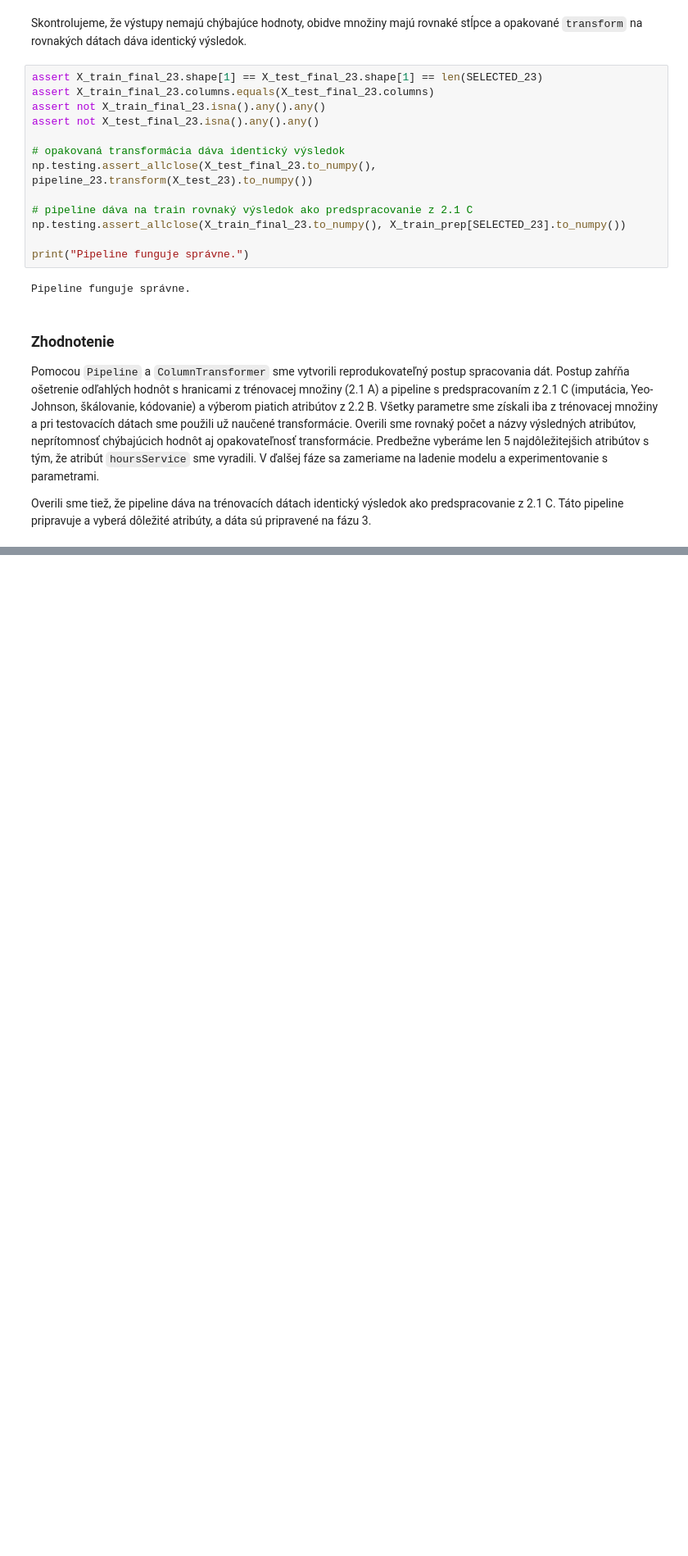
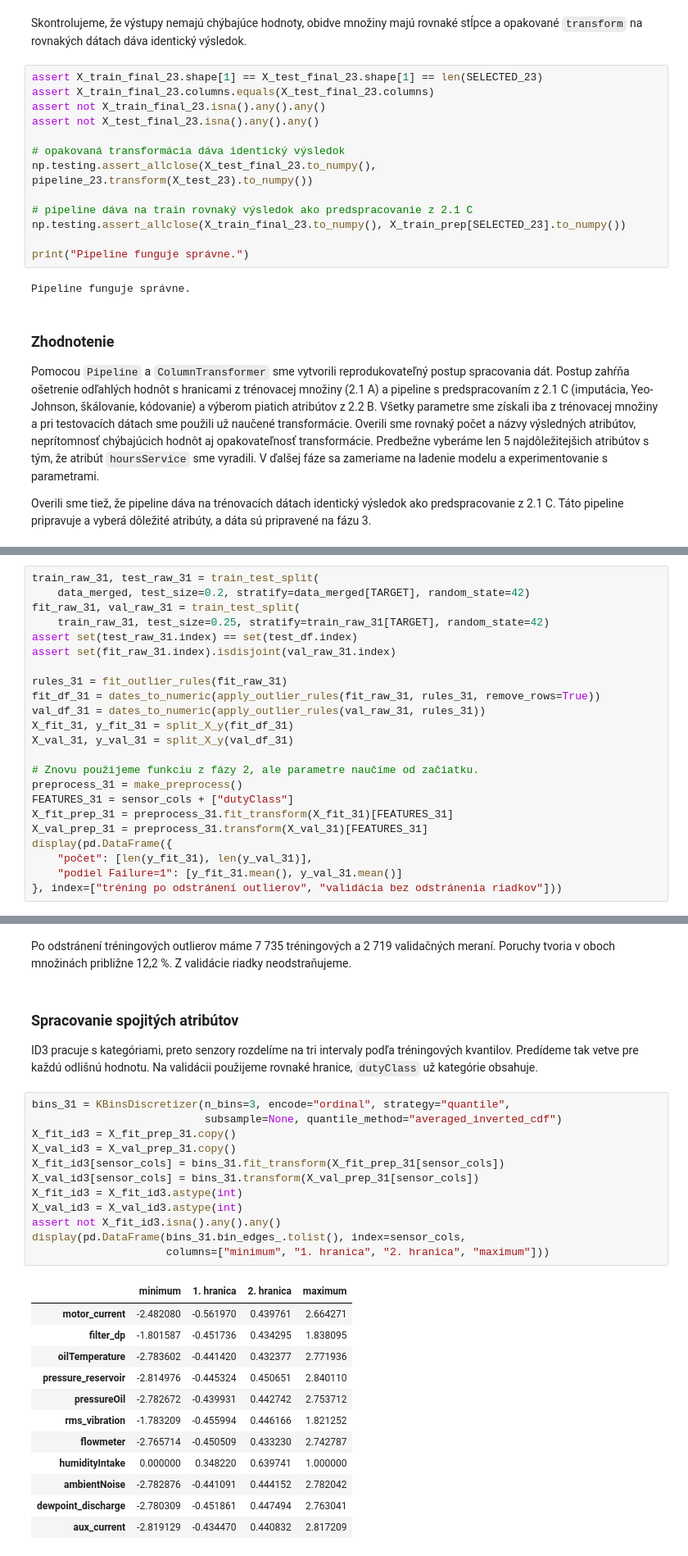
Before and after one commit to kavonada/IAU_zadanie, a Jupyter notebook: projekt.ipynb, the cells around one changed output, grey strips where cells are left out. Shown at 82% size. Drawn from its saved outputs; the diff is of its cells as text; blank space fills up the shorter version.

```diff
--- a/projekt.ipynb
+++ b/projekt.ipynb
@@ -2100,0 +2114,23 @@ Overili sme tiež, že pipeline dáva na trénovacích dátach identický výsle
+# %%
+train_raw_31, test_raw_31 = train_test_split(
+    data_merged, test_size=0.2, stratify=data_merged[TARGET], random_state=42)
+fit_raw_31, val_raw_31 = train_test_split(
+    train_raw_31, test_size=0.25, stratify=train_raw_31[TARGET], random_state=42)
+assert set(test_raw_31.index) == set(test_df.index)
+assert set(fit_raw_31.index).isdisjoint(val_raw_31.index)
+
+rules_31 = fit_outlier_rules(fit_raw_31)
+fit_df_31 = dates_to_numeric(apply_outlier_rules(fit_raw_31, rules_31, remove_rows=True))
+val_df_31 = dates_to_numeric(apply_outlier_rules(val_raw_31, rules_31))
+X_fit_31, y_fit_31 = split_X_y(fit_df_31)
+X_val_31, y_val_31 = split_X_y(val_df_31)
+
+# Znovu použijeme funkciu z fázy 2, ale parametre naučíme od začiatku.
+preprocess_31 = make_preprocess()
+FEATURES_31 = sensor_cols + ["dutyClass"]
+X_fit_prep_31 = preprocess_31.fit_transform(X_fit_31)[FEATURES_31]
+X_val_prep_31 = preprocess_31.transform(X_val_31)[FEATURES_31]
+display(pd.DataFrame({
+    "počet": [len(y_fit_31), len(y_val_31)],
+    "podiel Failure=1": [y_fit_31.mean(), y_val_31.mean()]
+}, index=["tréning po odstránení outlierov", "validácia bez odstránenia riadkov"]))
@@ -2100,0 +2141,31 @@ Overili sme tiež, že pipeline dáva na trénovacích dátach identický výsle
+# %% [markdown]
+Po odstránení tréningových outlierov máme 7 735 tréningových a 2 719 validačných meraní. Poruchy tvoria v oboch množinách približne 12,2 %. Z validácie riadky neodstraňujeme.
+# %% [markdown]
+### Spracovanie spojitých atribútov
+
+ID3 pracuje s kategóriami, preto senzory rozdelíme na tri intervaly podľa tréningových kvantilov. Predídeme tak vetve pre každú odlišnú hodnotu. Na validácii použijeme rovnaké hranice, `dutyClass` už kategórie obsahuje.
+# %%
+bins_31 = KBinsDiscretizer(n_bins=3, encode="ordinal", strategy="quantile",
+                           subsample=None, quantile_method="averaged_inverted_cdf")
+X_fit_id3 = X_fit_prep_31.copy()
+X_val_id3 = X_val_prep_31.copy()
+X_fit_id3[sensor_cols] = bins_31.fit_transform(X_fit_prep_31[sensor_cols])
+X_val_id3[sensor_cols] = bins_31.transform(X_val_prep_31[sensor_cols])
+X_fit_id3 = X_fit_id3.astype(int)
+X_val_id3 = X_val_id3.astype(int)
+assert not X_fit_id3.isna().any().any()
+display(pd.DataFrame(bins_31.bin_edges_.tolist(), index=sensor_cols,
+                     columns=["minimum", "1. hranica", "2. hranica", "maximum"]))
+# %% [output]
+|  | minimum | 1. hranica | 2. hranica | maximum |
+| motor_current | -2.482080 | -0.561970 | 0.439761 | 2.664271 |
+| filter_dp | -1.801587 | -0.451736 | 0.434295 | 1.838095 |
+| oilTemperature | -2.783602 | -0.441420 | 0.432377 | 2.771936 |
+| pressure_reservoir | -2.814976 | -0.445324 | 0.450651 | 2.840110 |
+| pressureOil | -2.782672 | -0.439931 | 0.442742 | 2.753712 |
+| rms_vibration | -1.783209 | -0.455994 | 0.446166 | 1.821252 |
+| flowmeter | -2.765714 | -0.450509 | 0.433230 | 2.742787 |
+| humidityIntake | 0.000000 | 0.348220 | 0.639741 | 1.000000 |
+| ambientNoise | -2.782876 | -0.441091 | 0.444152 | 2.782042 |
+| dewpoint_discharge | -2.780309 | -0.451861 | 0.447494 | 2.763041 |
+| aux_current | -2.819129 | -0.434470 | 0.440832 | 2.817209 |
```
Also changed, not shown: parts of 22 cells of this notebook, 1 other file.
